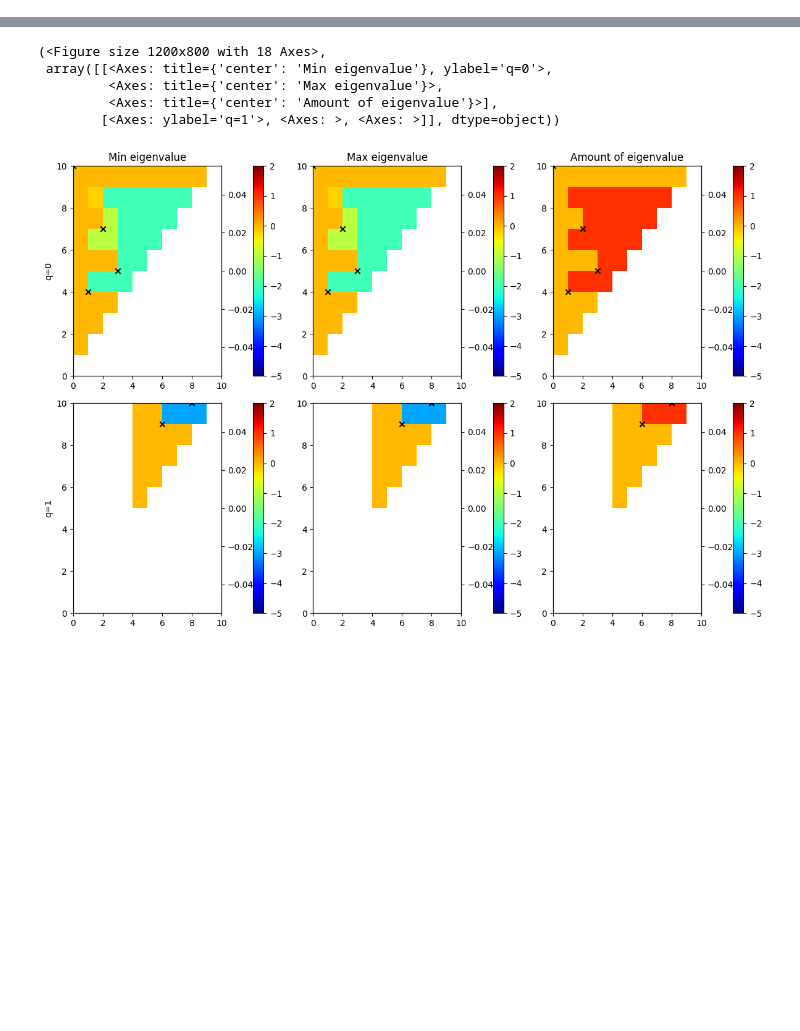
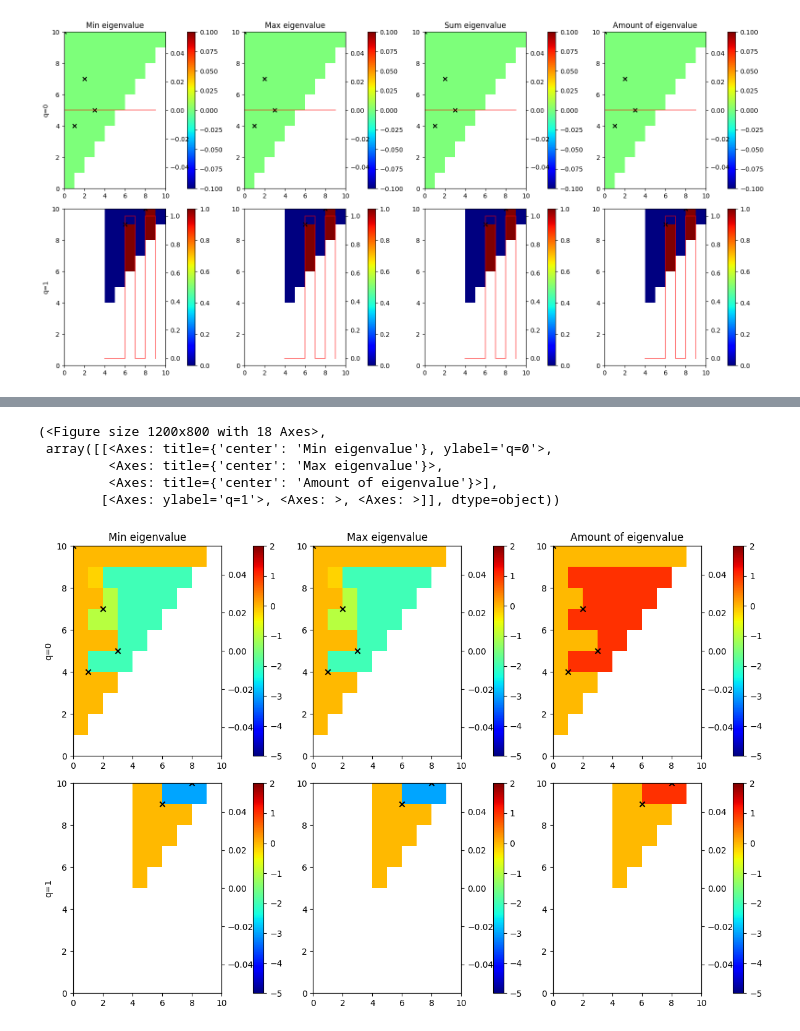
Before and after one commit to siroj99/Master_thesis, a Jupyter notebook: code/laplacians.ipynb, the cells around one changed output, grey strips where cells are left out. Cells and saved outputs as stored; diff of their text form; code cells hidden in the pictures; blank space fills up the shorter version.

```diff
--- a/code/laplacians.ipynb
+++ b/code/laplacians.ipynb
@@ -130,0 +163,4 @@ eigenvalues, relevant_times, fig, ax = plot_Laplacian_eigenvalues(f, lambda x: 1
+# %%
+eigenvalues, relevant_times, fig, ax = plot_Laplacian_new_eigenvalues(f, lambda x: 1, plot_types=["Min", "Max", "Sum", "Amount of"], method="vertical_extended", plot_args_diag={"c": "black", "alpha": 1, "marker": "x"}, plot_type_to_fun={"Amount of": len})
+# %% [output]
+[figure, added]
```
Also changed, not shown: parts of 20 cells of this notebook, 2 other files.
